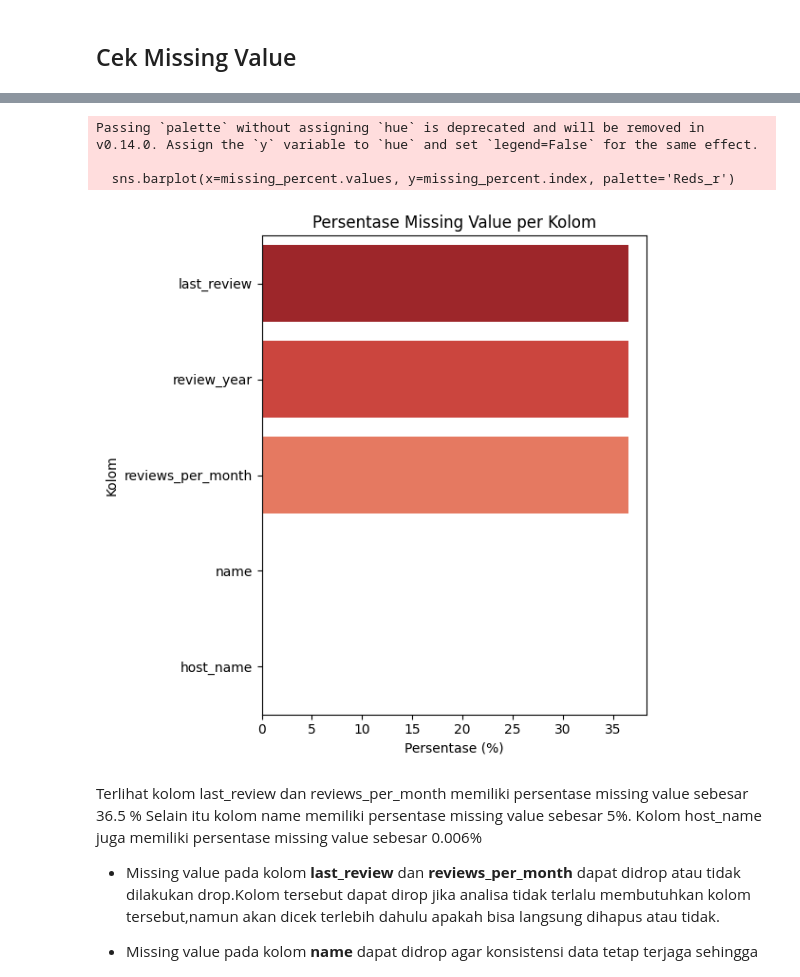
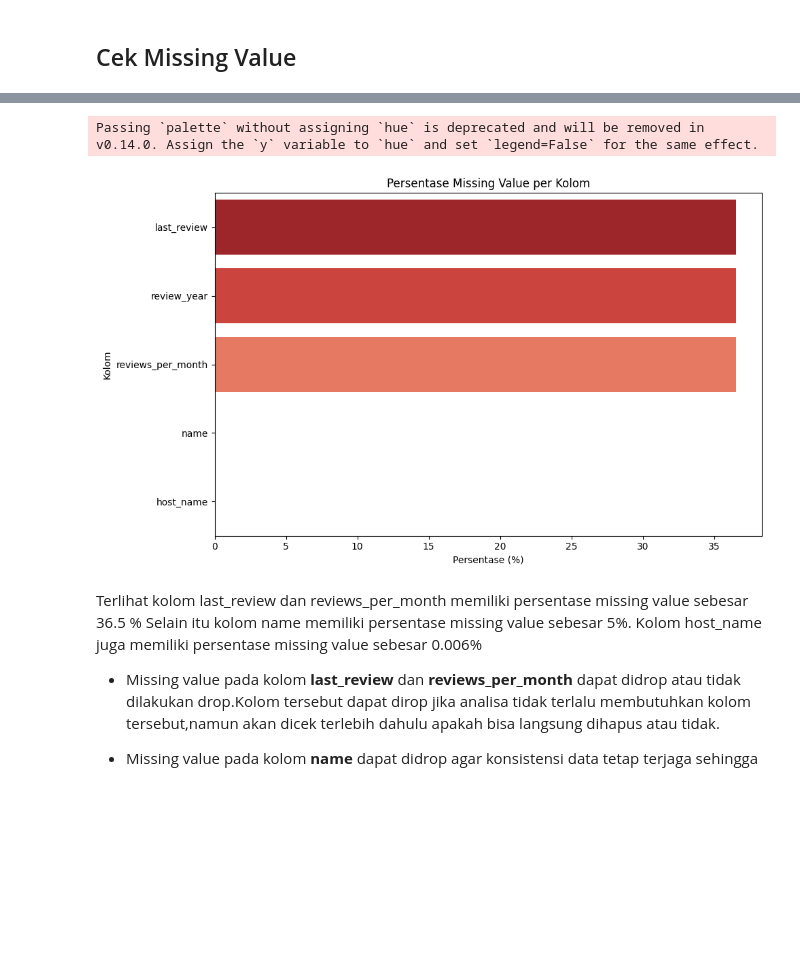
Before and after one commit to kemasverii/capstone2, a Jupyter notebook: Capstone 2.ipynb, the cells around one changed output, grey strips where cells are left out. Cells and saved outputs as stored; diff of their text form; code cells hidden in the pictures; blank space fills up the shorter version.

```diff
--- a/Capstone 2.ipynb
+++ b/Capstone 2.ipynb
@@ -180,20 +192,18 @@ dtype: float64
 # %%
 missing_percent = df_1.isna().mean() * 100
 missing_percent = missing_percent[missing_percent > 0].sort_values(ascending=False)
 
 # Plot
-plt.figure(figsize=(6, 6))
+plt.figure(figsize=(10, 6))
 sns.barplot(x=missing_percent.values, y=missing_percent.index, palette='Reds_r')
 plt.title('Persentase Missing Value per Kolom')
 plt.xlabel('Persentase (%)')
 plt.ylabel('Kolom')
 plt.tight_layout()
 plt.show()
 # %% [output]
 Passing `palette` without assigning `hue` is deprecated and will be removed in v0.14.0. Assign the `y` variable to `hue` and set `legend=False` for the same effect.
-
-  sns.barplot(x=missing_percent.values, y=missing_percent.index, palette='Reds_r')
-[figure, old version]
+[figure, new version]
 # %% [markdown]
 Terlihat kolom last_review dan reviews_per_month memiliki persentase missing value sebesar 36.5 % Selain itu kolom name memiliki persentase missing value sebesar 5%. Kolom host_name juga memiliki persentase missing value sebesar 0.006%
 
```
Also changed, not shown: parts of 13 cells of this notebook.
